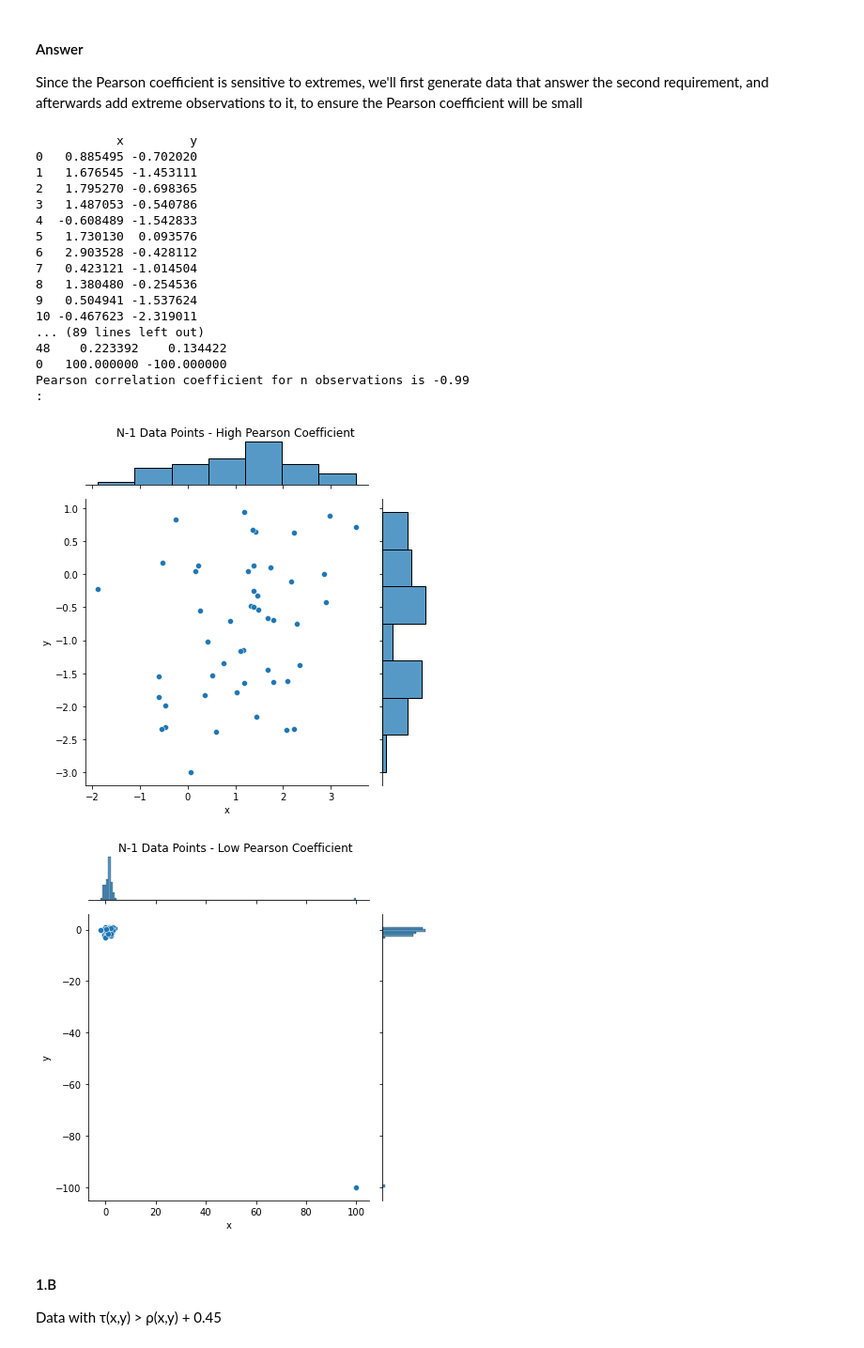
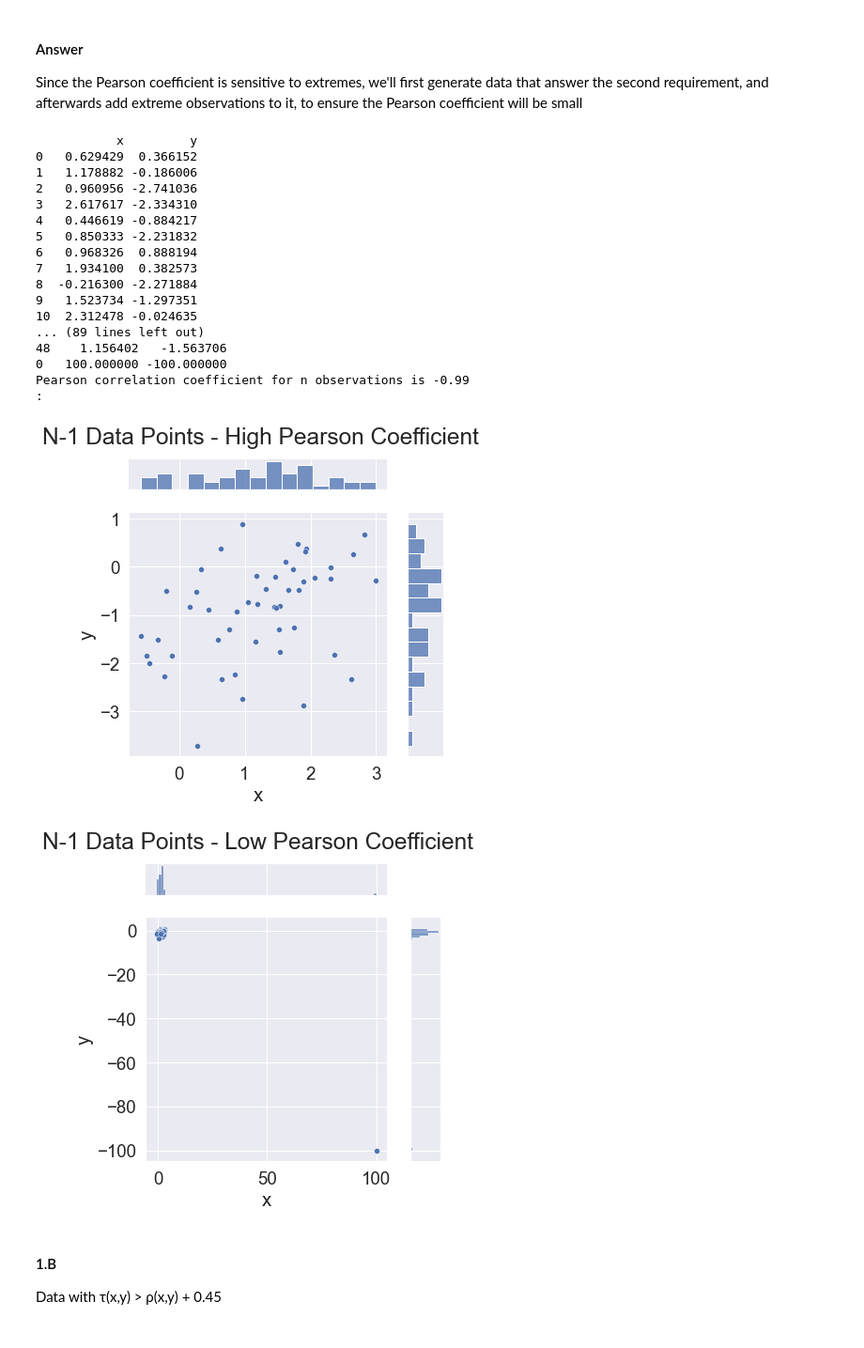
Before and after one commit to EyalMichaeli/IDC_masters, a Jupyter notebook: SnDA/HW3/HW3.ipynb, the cells around one changed output. Shown at 94% size. Drawn from its saved outputs; the diff is of its cells as text; code cells hidden in the pictures.

```diff
--- a/SnDA/HW3/HW3.ipynb
+++ b/SnDA/HW3/HW3.ipynb
@@ -20,6 +20,11 @@ import numpy as np
 import seaborn as sns
 import matplotlib.pyplot as plt
 import itertools
+
+
+sns.set(rc={'figure.figsize':(14, 7)})
+sns.set(font_scale = 1.7)
+plt.rcParams['figure.figsize'] = (15, 8)
 # %% [markdown]
 ### Question 1 - Correlations (15 points)
 # %% [markdown]
@@ -38,44 +43,44 @@ Since the Pearson coefficient is sensitive to extremes, we'll first generate dat
 # %%
 sig = np.array([[1,0.2],[0.2,1]])
 X = stats.multivariate_normal([1,-1],sig)
 df_high = pd.DataFrame(X.rvs(49), columns=['x', 'y'])
 pearson_high = stats.pearsonr(df_high['x'], df_high['y'])[0]
 print(df_high)
 print(f"Pearson correlation coefficient for n-1 observations is {pearson_high:.2f} \n")
 
 df_low = pd.concat([df_high, pd.DataFrame([[100, -100]], columns=['x','y'])], axis=0)
 pearson_low = stats.pearsonr(df_low['x'], df_low['y'])[0]
 print(df_low)
 print(f"Pearson correlation coefficient for n observations is {pearson_low:.2f}\n:")
 
-high = sns.jointplot(x=df_high['x'],y=df_high['y'])
+high = sns.jointplot(x=df_high['x'],y=df_high['y'], marginal_kws=dict(bins=15))
 high.fig.suptitle("N-1 Data Points - High Pearson Coefficient")
 high.fig.tight_layout()
-high.fig.subplots_adjust(top=0.95)
-low = sns.jointplot(x=df_low['x'],y=df_low['y'])
+high.fig.subplots_adjust(top=0.9)
+low = sns.jointplot(x=df_low['x'],y=df_low['y'], marginal_kws=dict(bins=100))
 low.fig.suptitle("N-1 Data Points - Low Pearson Coefficient")
 low.fig.tight_layout()
-low.fig.subplots_adjust(top=0.95)
+low.fig.subplots_adjust(top=0.9)
 # %% [output]
            x         y
-0   0.885495 -0.702020
-1   1.676545 -1.453111
-2   1.795270 -0.698365
-3   1.487053 -0.540786
-4  -0.608489 -1.542833
-5   1.730130  0.093576
-6   2.903528 -0.428112
-7   0.423121 -1.014504
-8   1.380480 -0.254536
-9   0.504941 -1.537624
-10 -0.467623 -2.319011
+0   0.629429  0.366152
+1   1.178882 -0.186006
+2   0.960956 -2.741036
+3   2.617617 -2.334310
+4   0.446619 -0.884217
+5   0.850333 -2.231832
+6   0.968326  0.888194
+7   1.934100  0.382573
+8  -0.216300 -2.271884
+9   1.523734 -1.297351
+10  2.312478 -0.024635
 ... (89 lines left out)
-48    0.223392    0.134422
+48    1.156402   -1.563706
 0   100.000000 -100.000000
 Pearson correlation coefficient for n observations is -0.99
 :
-[figure, old version]
+[figure, new version]
-[figure, old version]
+[figure, new version]
 # %% [markdown]
 #### 1.B
 Data with τ(x,y) > ρ(x,y) + 0.45
```
Also changed, not shown: parts of 37 cells of this notebook.
